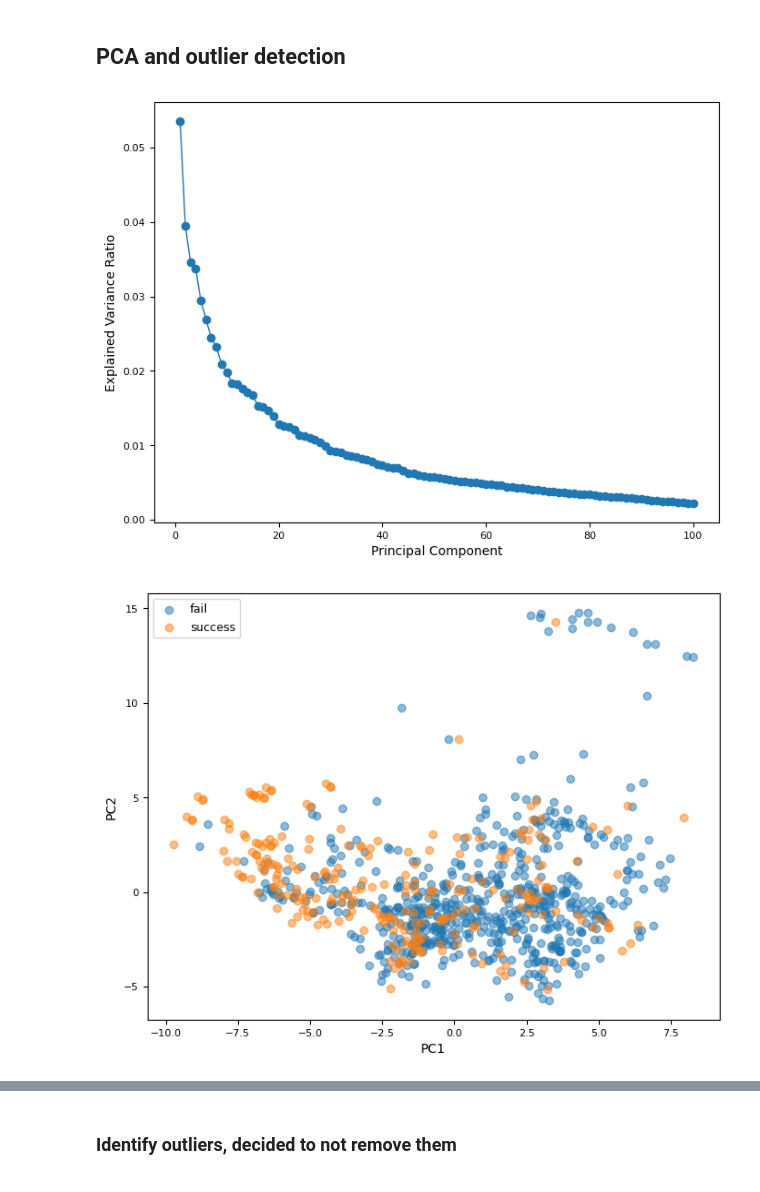
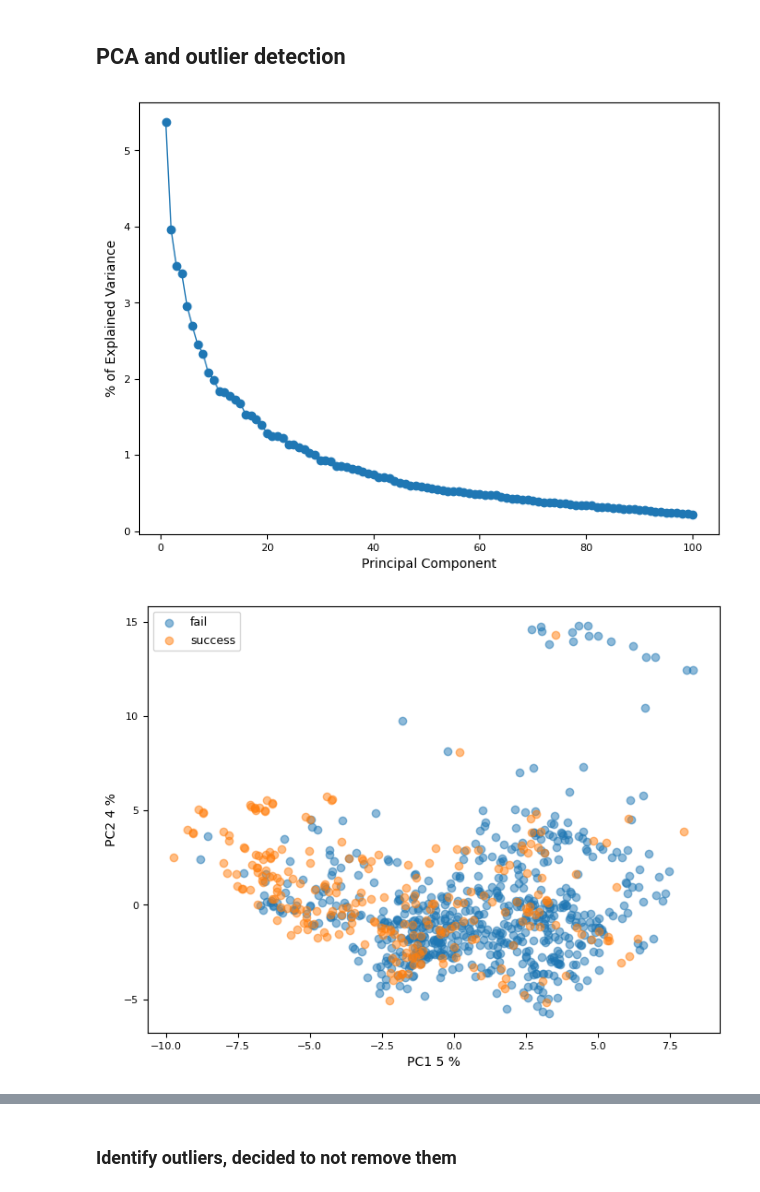
Before and after one commit to Vladislav-Antipin/DALAS-Project, a Jupyter notebook: notebooks/03-EDA.ipynb, the cells around one changed output, grey strips where cells are left out. Cells and saved outputs as stored; diff of their text form; code cells hidden in the pictures.

```diff
--- a/notebooks/03-EDA.ipynb
+++ b/notebooks/03-EDA.ipynb
@@ -240,12 +240,13 @@ plt.show()
 [figure]
 # %%
 na_df = drugs_df.loc[:, ~drugs_df.columns.str.startswith("drug_path")].copy()
+na_col = 0
 for col in drugs_df.columns:
     if drugs_df[col].isna().any():
         na_df.insert(0,col + "_is_missing", drugs_df[col].isna().astype(int))
-
+        na_col+=1
 plt.figure(figsize=(10,8))
-sns.heatmap(na_df.select_dtypes("number").corr(), cmap="coolwarm", center=0, vmin=-1, vmax=1)
-plt.xticks([])
+sns.heatmap(na_df.select_dtypes(["number", "bool"]).corr().iloc[:na_col,:].dropna(axis=1), cmap="coolwarm", center=0, vmin=-1, vmax=1)
+plt.xticks(rotation=75)
 plt.savefig(FIG_PATH+"corr_matrix-na.png", dpi=300, bbox_inches="tight")
 # %% [output]
@@ -486,3 +489,6 @@ plt.show()
+# %%
+# Consider dropping name embedding similarity since it contains SPOILERS
+merged_df = merged_df.drop(columns = ["name_similarity"])
 # %% [markdown]
 # Dimension reduction
 # %% [markdown]
@@ -492,7 +498,7 @@ X = merged_df.drop(columns=["success", "drug_id","disease_id", "drug_name", "dis
 y = merged_df["success"]
 X_scaled = StandardScaler().fit_transform(X) # TODO: or don't scale for UMAP and tSNE?
 
-def plot_dim_reduction(X, y, model_name="", prefix=None, filename=None):
+def plot_dim_reduction(X, y, model_name="", prefix=None, filename=None, show=True):
     for label in np.unique(y):
         plt.scatter(X[y == label, 0], X[y == label, 1],
                     label= "success" if label else "fail", alpha=.5)
@@ -504,48 +510,52 @@ def plot_dim_reduction(X, y, model_name="", prefix=None, filename=None):
     #plt.grid(True)
     if filename:
         plt.savefig(filename, dpi=300, bbox_inches="tight")
-    plt.show()
+    if show:
+        plt.show()
 # %%
 pca = PCA(n_components=100)
 X_pca = pca.fit_transform(X_scaled)
 
 plt.figure()
 plt.plot(np.arange(1, len(pca.explained_variance_ratio_) + 1),
-         pca.explained_variance_ratio_,
+         pca.explained_variance_ratio_*100,
          marker='o')
 plt.xlabel("Principal Component")
-plt.ylabel("Explained Variance Ratio")
+plt.ylabel("% of Explained Variance")
 #plt.title("Scree Plot")
 #plt.grid(True)
 plt.savefig(FIG_PATH+"pca-scree_plot.png", dpi=300, bbox_inches="tight")
 plt.show()
 
-plot_dim_reduction(X_pca, y,"PCA","PC", filename=FIG_PATH+"pca-scatter_plot.png")
-
+plot_dim_reduction(X_pca, y,"PCA","PC", filename=None, show=False)
+plt.xlabel(f'PC1 {pca.explained_variance_ratio_[0]*100:.1g} %')
+plt.ylabel(f'PC2 {pca.explained_variance_ratio_[1]*100:.1g} %')
+plt.savefig(FIG_PATH+"pca-scatter_plot.png", dpi=300, bbox_inches="tight")
+plt.show()
 # Correlation circle
 threshold = 0.5
 
 loadings = pca.components_.T * np.sqrt(pca.explained_variance_)
 fig, ax = plt.subplots()
 circle = plt.Circle((0,0),1,color='gray',fill=False)
 ax.add_artist(circle)
 texts = []
 for i, var in enumerate(X.columns):
     length = np.sqrt(loadings[i,0]**2 + loadings[i,1]**2)
     if length > threshold:
         ax.arrow(0,0,loadings[i,0],loadings[i,1],head_width=0.05,head_length=0.05,fc='darkgray',ec='darkgray')
         # ax.text(loadings[i,0]*1.1, loadings[i,1]*1.1, var, color='darkred', alpha=0.7)
         texts.append(ax.text(loadings[i,0]*1.1, loadings[i,1]*1.1, var,
                          color='darkred', alpha=0.7))
 adjust_text(texts, arrowprops=dict(arrowstyle='->', color='gray', lw=0.5))
 ax.set_xlim(-1.1,1.1)
 ax.set_ylim(-1.1,1.1)
 ax.set_aspect('equal')
 ax.set_xlabel('PC1')
 ax.set_ylabel('PC2')
 #ax.set_title('PCA Correlation Circle')
 plt.savefig(FIG_PATH+"pca-corr_circle.png", dpi=300, bbox_inches="tight")
 plt.show()
 # %% [output]
-[figure, old version]
+[figure, new version]
-[figure, old version]
+[figure, new version]
```
Also changed, not shown: parts of 15 cells of this notebook, 15 other files.
